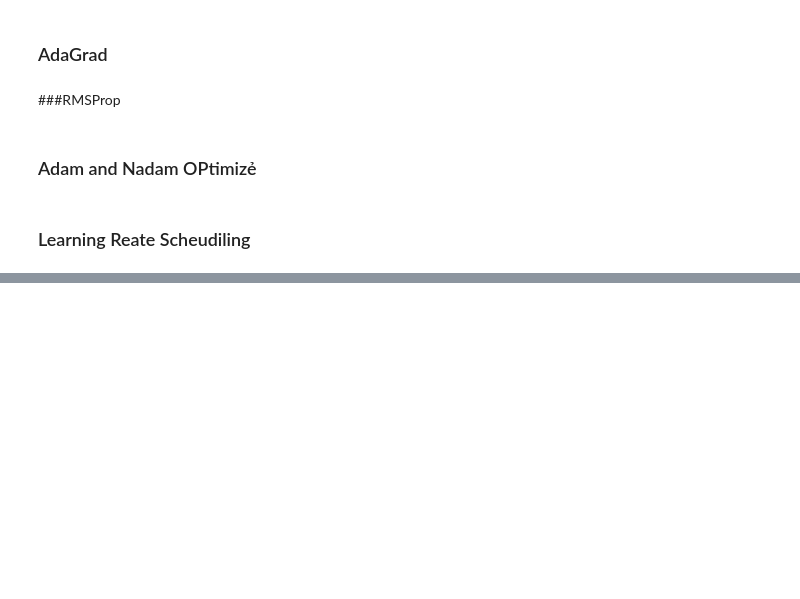
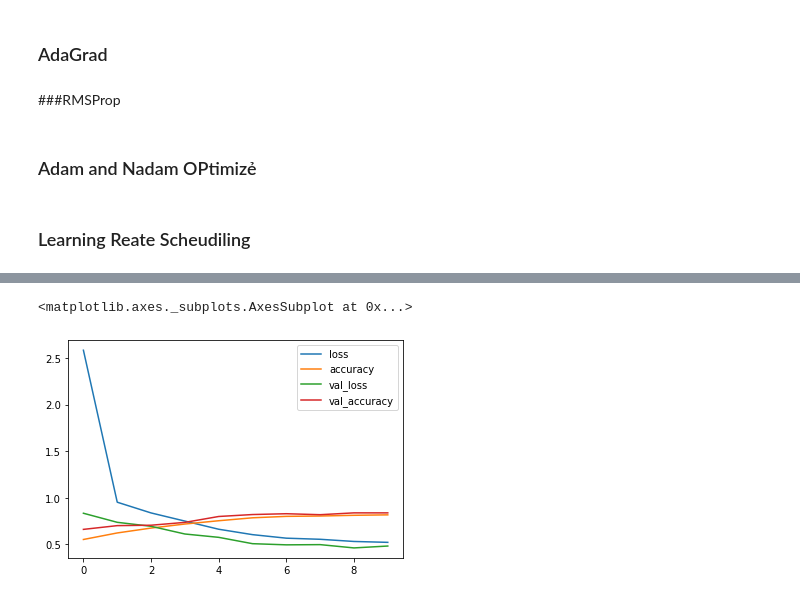
Before and after one commit to Thuoq/Hands-On-Machine-Learning-with-Scikit-Learn-Keras-and-TensorFlow-2nd-Edition, a Jupyter notebook: Chapter_11_Training_Deep_Neural_Networks_.ipynb, the cells around one changed output, grey strips where cells are left out. Saved outputs shown, nothing was run; the diff lists cells and outputs as text; code cells hidden in the pictures; blank space fills up the shorter version.

```diff
--- a/Chapter_11_Training_Deep_Neural_Networks_.ipynb
+++ b/Chapter_11_Training_Deep_Neural_Networks_.ipynb
@@ -501,0 +558,4 @@ Hãy tưởng tượng 1 cái bóng boling lăn xuống bề mặt nhẵn nó s
+# %%
+#import data set
+fashion_mnist = keras.datasets.fashion_mnist
+(X_train,y_train),(X_test,y_test)= fashion_mnist.load_data()
@@ -501,0 +574,22 @@ Hãy tưởng tượng 1 cái bóng boling lăn xuống bề mặt nhẵn nó s
+# %%
+# creating the test seed
+tf.random.set_seed(42)
+# Creating the model
+model_drop = keras.models.Sequential([
+      keras.layers.Flatten(input_shape=[28,28]),
+      keras.layers.Dropout(rate=0.1),
+      keras.layers.Dense(300,activation='elu',kernel_initializer='he_normal'),
+      keras.layers.Dropout(rate=0.1),
+      keras.layers.Dense(100,activation='elu',kernel_initializer='he_normal'),
+      keras.layers.Dropout(rate=0.1),
+      keras.layers.Dense(10,activation='softmax')
+
+])
+# Compile the model
+model_drop.compile(
+    loss = keras.losses.SparseCategoricalCrossentropy(),
+    optimizer = keras.optimizers.Adam(),
+    metrics = ['accuracy']
+)
+# Fit the model
+history_model_drop = model_drop.fit(X_train,y_train,epochs =10,validation_data= (X_test,y_test))
@@ -501,0 +617,5 @@ Hãy tưởng tượng 1 cái bóng boling lăn xuống bề mặt nhẵn nó s
+# %%
+pd.DataFrame(history_model_drop.history).plot()
+# %% [output]
+<matplotlib.axes._subplots.AxesSubplot at 0x...>
+[figure, added]
```
Also changed, not shown: parts of 23 cells of this notebook.
